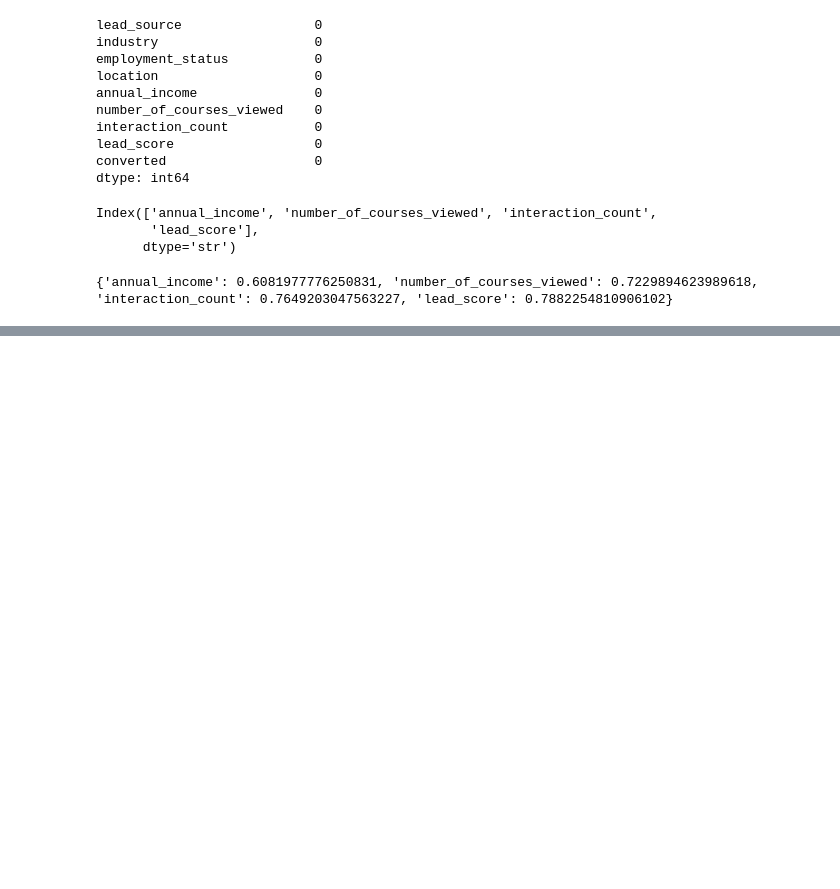
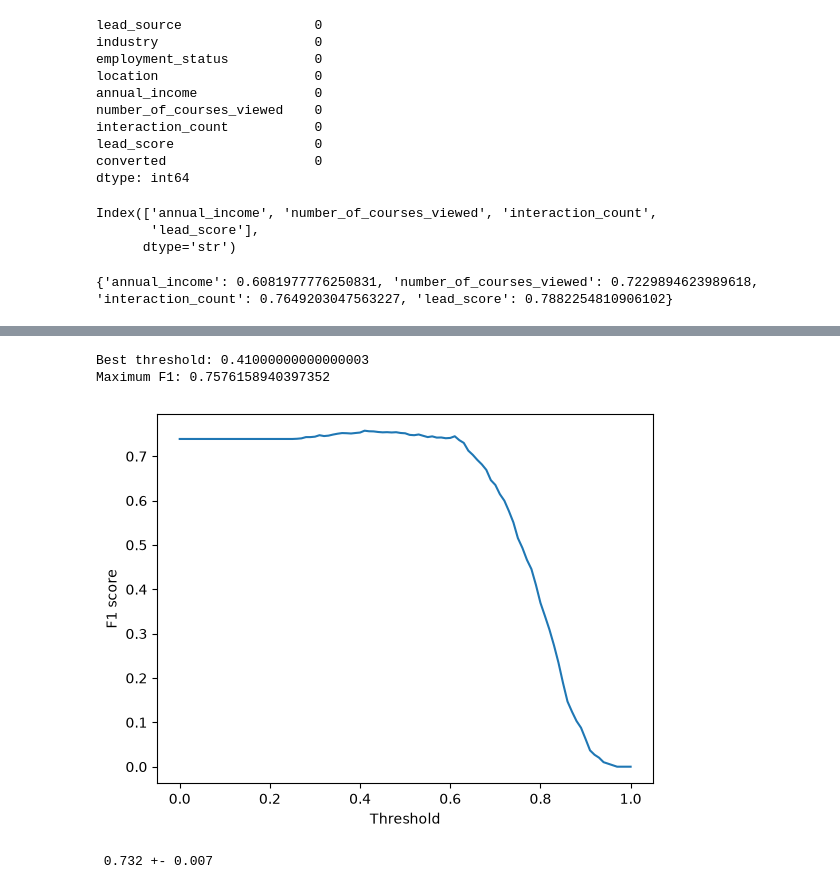
Before and after one commit to NameRectified/ml-zoomcamp, a Jupyter notebook: module-4/homework/main.ipynb, the cells around one changed output, grey strips where cells are left out. Cells and saved outputs as stored; diff of their text form; code cells hidden in the pictures; blank space fills up the shorter version.

```diff
--- a/module-4/homework/main.ipynb
+++ b/module-4/homework/main.ipynb
@@ -83,0 +131,25 @@ print(scores)
+# %%
+thresholds = np.linspace(0, 1, 101)
+f1_scores = []
+for t in thresholds:
+    prec = precision_score(y_val, y_pred>t, zero_division=0)
+    rec = recall_score(y_val, y_pred>t)
+    if prec + rec > 0:
+        f1 = 2 * ((prec * rec) / (prec + rec))
+    else:
+        f1 = 0
+    f1_scores.append((t,f1))
+
+best_threshold, best_f1 = max(f1_scores, key = lambda x: x[1])
+
+print("Best threshold:", best_threshold)
+print("Maximum F1:", best_f1)
+
+plt.plot(thresholds, [score for _, score in f1_scores])
+plt.xlabel("Threshold")
+plt.ylabel("F1 score")
+plt.show()
+# %% [output]
+Best threshold: 0.41000000000000003
+Maximum F1: 0.7576158940397352
+[figure, added]
@@ -83,0 +159,31 @@ print(scores)
+# %%
+kf = KFold(n_splits=5, shuffle=True, random_state=1)
+scores = []
+
+for train_idx, val_idx in kf.split(df_full_train):
+    df_train = df_full_train.iloc[train_idx]
+    df_val = df_full_train.iloc[val_idx]
+
+    y_train = df_train.converted.values
+    y_val = df_val.converted.values
+
+    X_train = df_train.drop(columns=['converted'])
+    X_val = df_val.drop(columns=['converted'])
+
+
+    train_dict = X_train.to_dict(orient='records')
+    val_dict = X_val.to_dict(orient='records')
+
+    dv = DictVectorizer(sparse=False)
+    X_train = dv.fit_transform(train_dict)
+    X_val = dv.transform(val_dict)
+
+    model = LogisticRegression(solver='liblinear', C=1.0, max_iter=1000)
+    model.fit(X_train, y_train)
+    y_pred = model.predict_proba(X_val)[:,1]
+
+    auc = round(roc_auc_score(y_val, y_pred), 3)
+    scores.append(auc)
+print(' %.3f +- %.3f' % (np.mean(scores), np.std(scores)))
+# %% [output]
+ 0.732 +- 0.007
```
Also changed, not shown: parts of 11 cells of this notebook, 15 other files.
